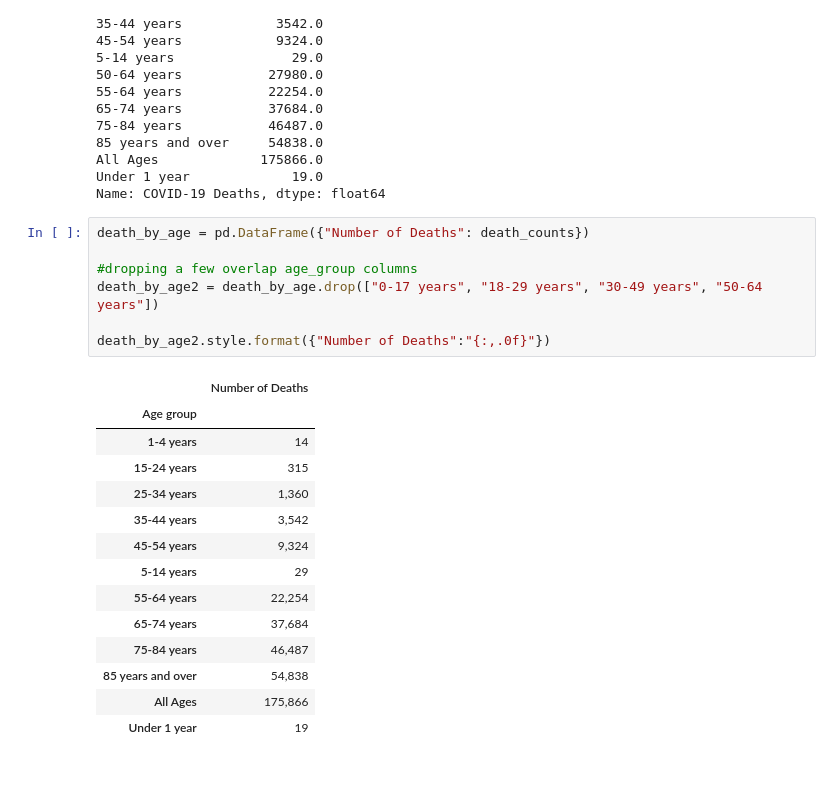
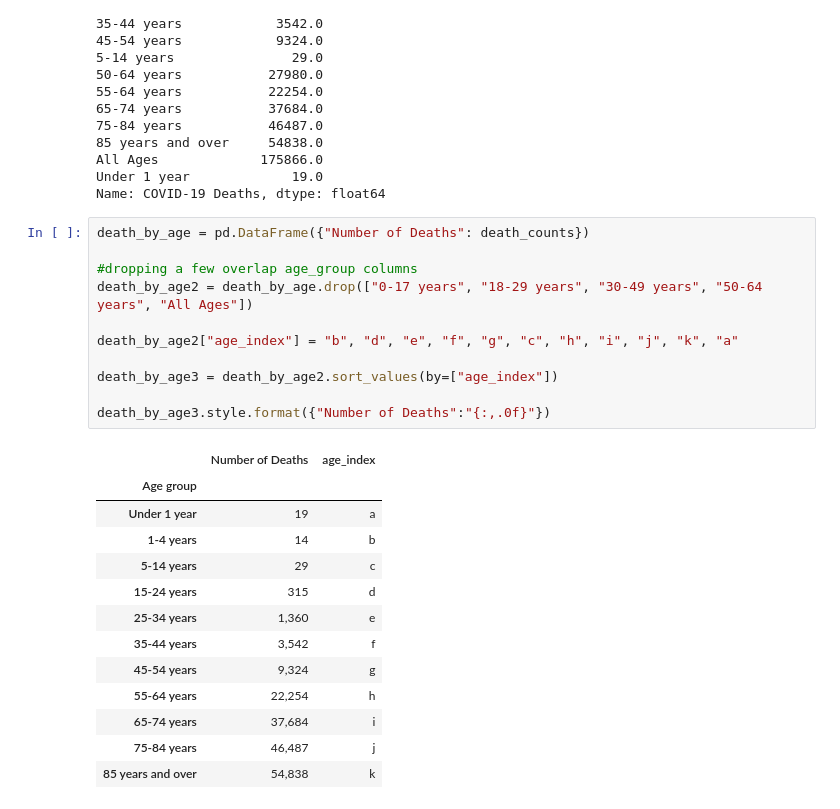
Before and after one commit to gelopez21/ProjectOne, a Jupyter notebook: Project One - Data Cleansing.ipynb, the cells around one changed output. Drawn from its saved outputs; the diff is of its cells as text; blank space fills up the shorter version.

```diff
--- a/Project One - Data Cleansing.ipynb
+++ b/Project One - Data Cleansing.ipynb
@@ -127,22 +128,25 @@ Name: COVID-19 Deaths, dtype: float64
 # %%
 death_by_age = pd.DataFrame({"Number of Deaths": death_counts})
 
 #dropping a few overlap age_group columns
-death_by_age2 = death_by_age.drop(["0-17 years", "18-29 years", "30-49 years", "50-64 years"])
+death_by_age2 = death_by_age.drop(["0-17 years", "18-29 years", "30-49 years", "50-64 years", "All Ages"])
 
-death_by_age2.style.format({"Number of Deaths":"{:,.0f}"})
+death_by_age2["age_index"] = "b", "d", "e", "f", "g", "c", "h", "i", "j", "k", "a"
+
+death_by_age3 = death_by_age2.sort_values(by=["age_index"])
+
+death_by_age3.style.format({"Number of Deaths":"{:,.0f}"})
 # %% [output]
-|  | Number of Deaths |
-| Age group |  |
-| 1-4 years | 14 |
-| 15-24 years | 315 |
-| 25-34 years | 1,360 |
-| 35-44 years | 3,542 |
-| 45-54 years | 9,324 |
-| 5-14 years | 29 |
-| 55-64 years | 22,254 |
-| 65-74 years | 37,684 |
-| 75-84 years | 46,487 |
-| 85 years and over | 54,838 |
-| All Ages | 175,866 |
-| Under 1 year | 19 |
+|  | Number of Deaths | age_index |
+| Age group |  |  |
+| Under 1 year | 19 | a |
+| 1-4 years | 14 | b |
+| 5-14 years | 29 | c |
+| 15-24 years | 315 | d |
+| 25-34 years | 1,360 | e |
+| 35-44 years | 3,542 | f |
+| 45-54 years | 9,324 | g |
+| 55-64 years | 22,254 | h |
+| 65-74 years | 37,684 | i |
+| 75-84 years | 46,487 | j |
+| 85 years and over | 54,838 | k |
```
Also changed, not shown: parts of 8 cells of this notebook.
